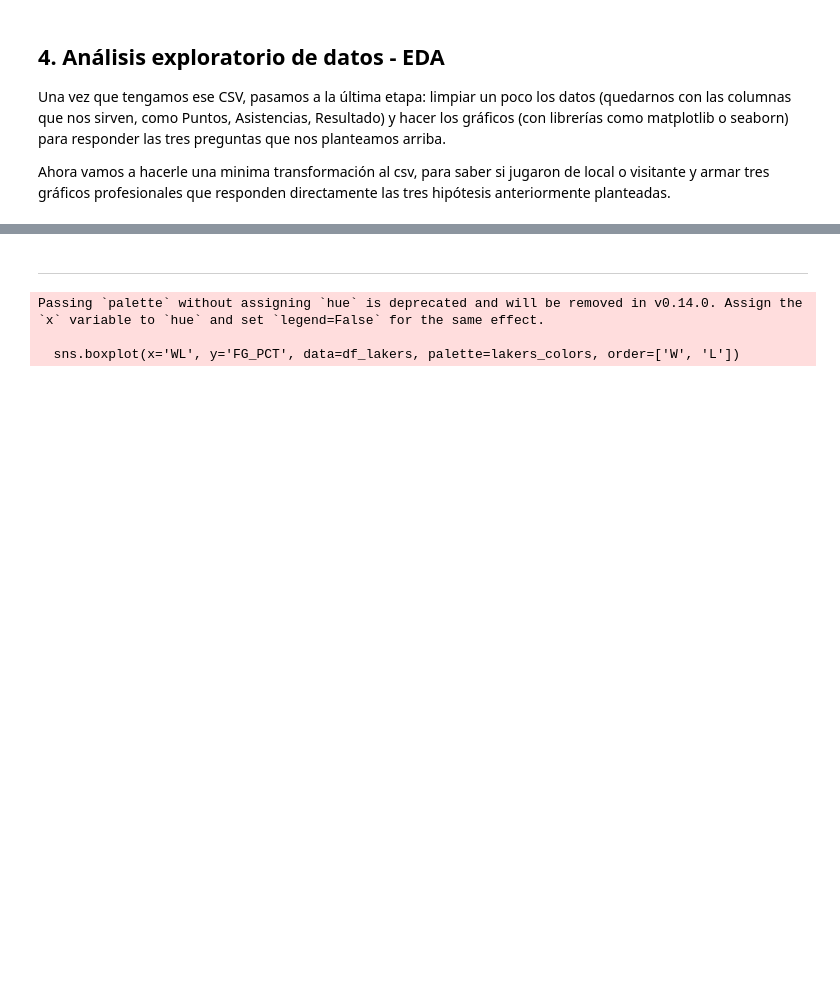
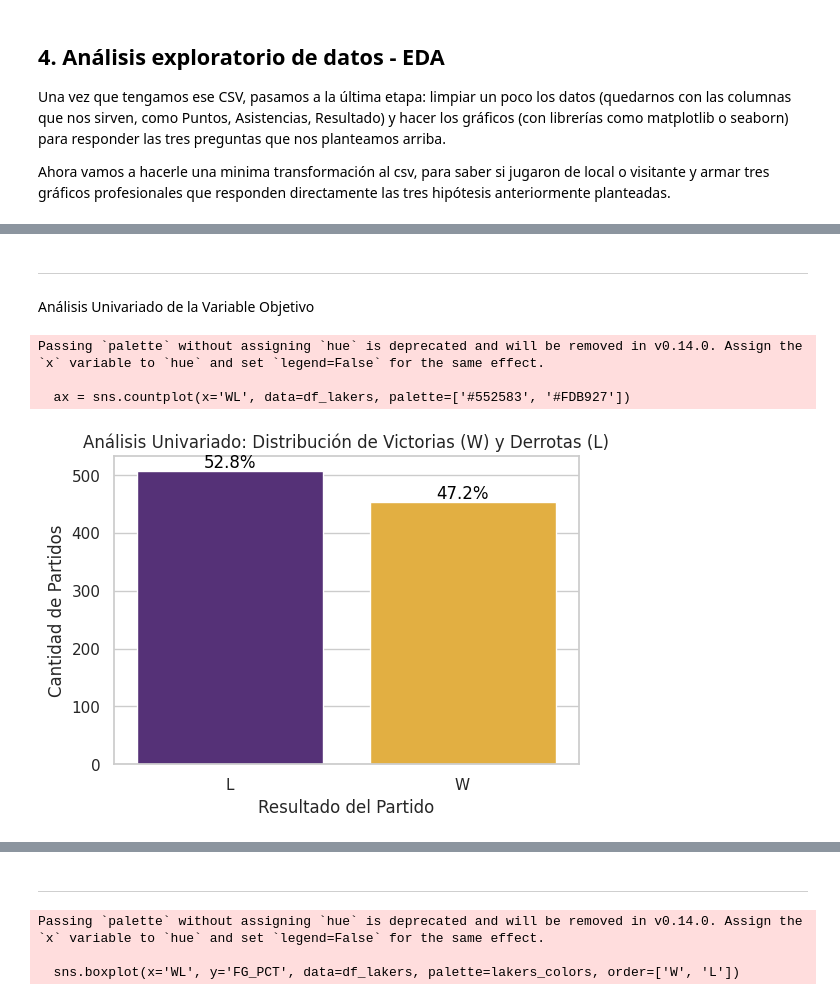
Before and after one commit to marcos-cabj/proyecto-data-science-II, a Jupyter notebook: DataScienceII.ipynb, the cells around one changed output, grey strips where cells are left out. Drawn from its saved outputs; the diff is of its cells as text; code cells hidden in the pictures; blank space fills up the shorter version.

```diff
--- a/DataScienceII.ipynb
+++ b/DataScienceII.ipynb
@@ -90,0 +150,32 @@ lakers_colors = ['#552583', '#FDB927']
+# %% [markdown]
+
+
+---
+# %% [markdown]
+Análisis Univariado de la Variable Objetivo
+# %%
+import matplotlib.pyplot as plt
+import seaborn as sns
+
+sns.set_theme(style="whitegrid")
+
+plt.figure(figsize=(6, 4))
+ax = sns.countplot(x='WL', data=df_lakers, palette=['#552583', '#FDB927'])
+plt.title('Análisis Univariado: Distribución de Victorias (W) y Derrotas (L)')
+plt.xlabel('Resultado del Partido')
+plt.ylabel('Cantidad de Partidos')
+
+# Agregamos el porcentaje arriba de las barras
+total = len(df_lakers)
+for p in ax.patches:
+    porcentaje = f'{100 * p.get_height() / total:.1f}%'
+    ax.annotate(porcentaje, (p.get_x() + p.get_width() / 2., p.get_height()),
+                ha='center', va='bottom', fontsize=12, color='black')
+plt.show()
+
+# Insight: Si los porcentajes están cerca de 50/50, el dataset está equilibrado.
+# %% [output]
+Passing `palette` without assigning `hue` is deprecated and will be removed in v0.14.0. Assign the `x` variable to `hue` and set `legend=False` for the same effect.
+
+  ax = sns.countplot(x='WL', data=df_lakers, palette=['#552583', '#FDB927'])
+[figure, added]
```
Also changed, not shown: parts of 17 cells of this notebook.
